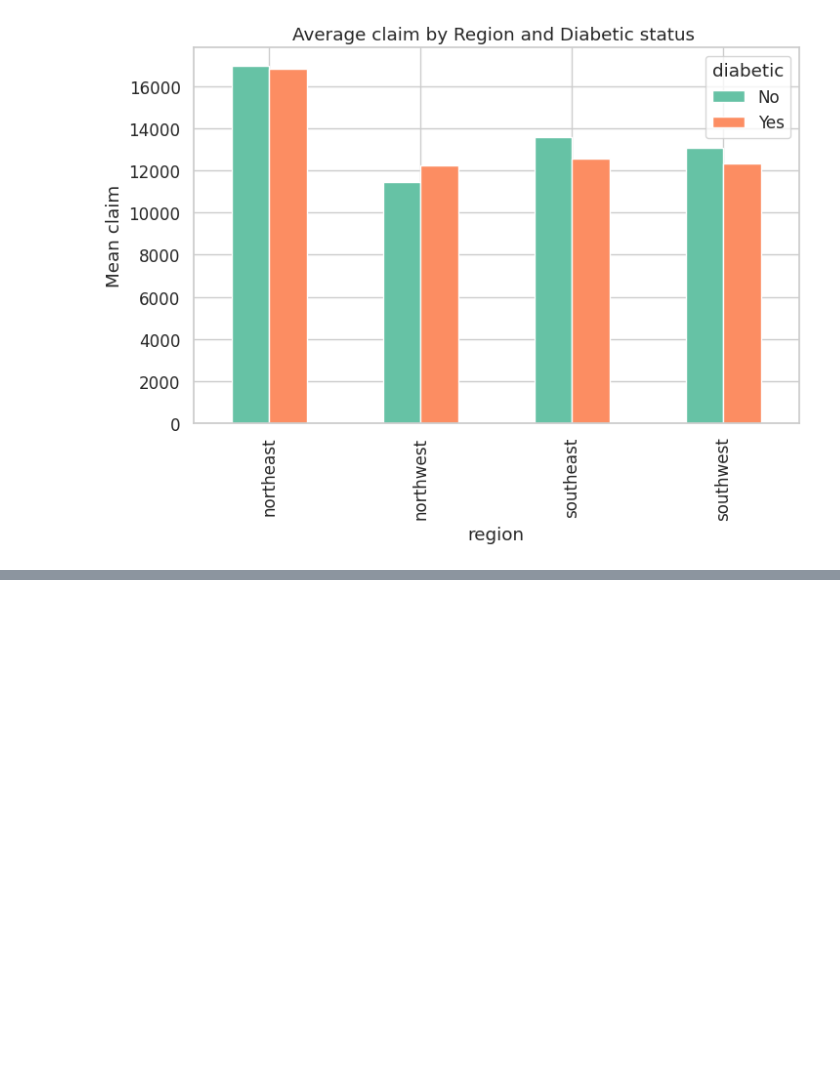
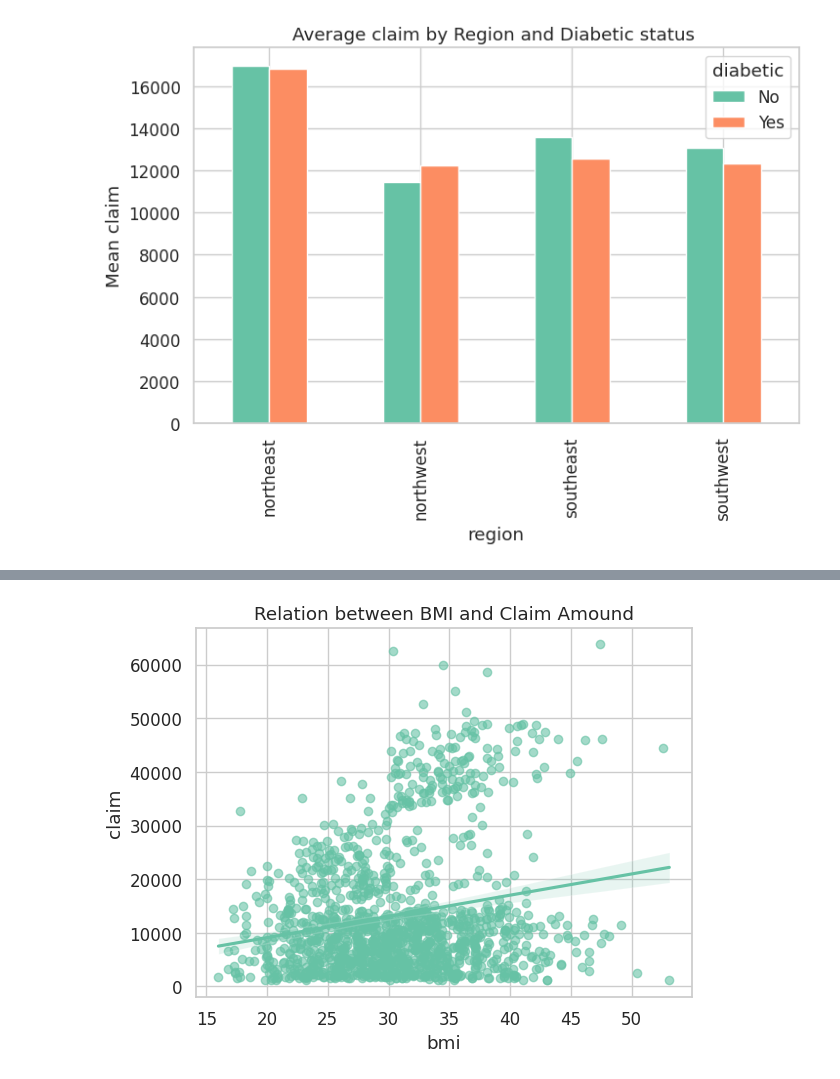
Before and after one commit to Sufyanmd/HealthRisk-Premium-Estimator, a Jupyter notebook: analysis_model.ipynb, the cells around one changed output, grey strips where cells are left out. Saved outputs shown, nothing was run; the diff lists cells and outputs as text; code cells hidden in the pictures; blank space fills up the shorter version.

```diff
--- a/analysis_model.ipynb
+++ b/analysis_model.ipynb
@@ -179,0 +219,6 @@ plt.show()
+# %%
+sns.regplot(data = df, x = "bmi", y = "claim", scatter_kws={"alpha":0.6})
+plt.title("Relation between BMI and Claim Amound")
+plt.show()
+# %% [output]
+[figure, added]
```
Also changed, not shown: parts of 30 cells of this notebook.
